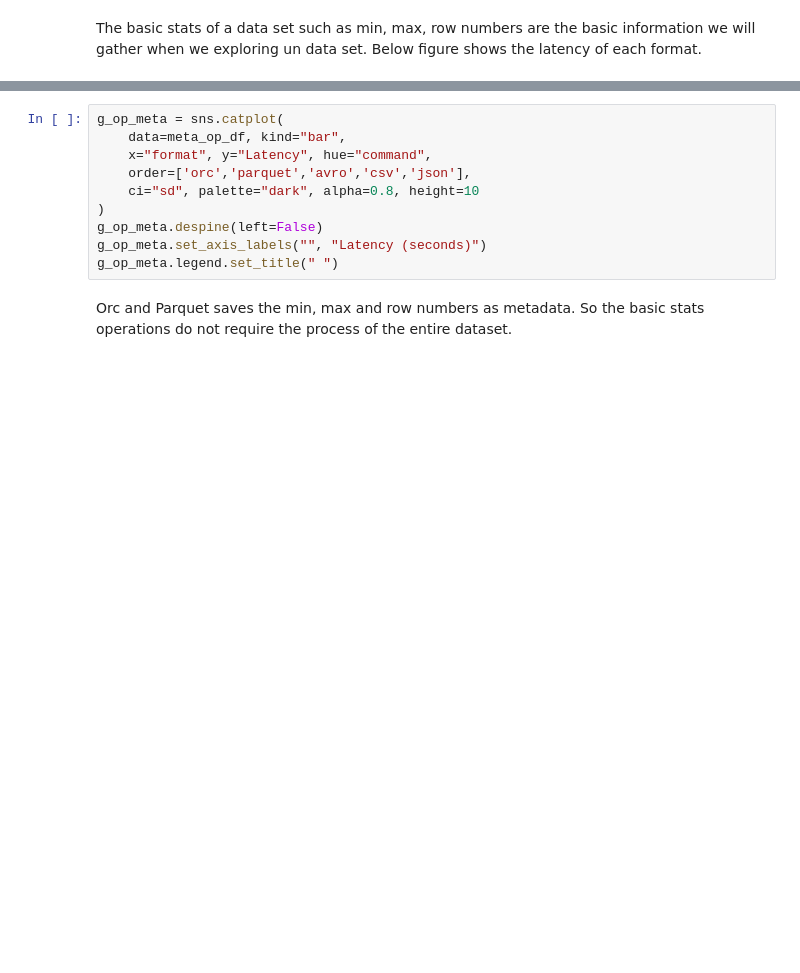
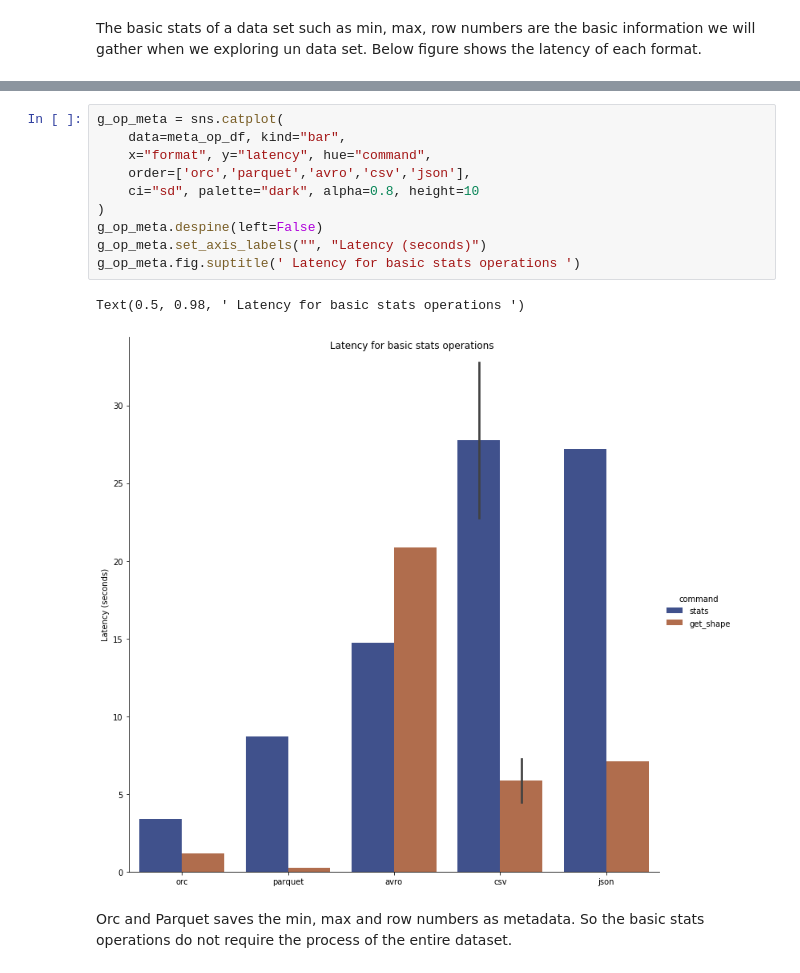
Before and after one commit to pengfei99/data_format_and_optimization, a Jupyter notebook: notebooks/data_format_overview.ipynb, the cells around one changed output, grey strips where cells are left out. Cells and saved outputs as stored; diff of their text form; blank space fills up the shorter version.

```diff
--- a/notebooks/data_format_overview.ipynb
+++ b/notebooks/data_format_overview.ipynb
@@ -636,13 +717,16 @@ meta_op_df.head(5)
 # %%
 g_op_meta = sns.catplot(
     data=meta_op_df, kind="bar",
-    x="format", y="Latency", hue="command",
+    x="format", y="latency", hue="command",
     order=['orc','parquet','avro','csv','json'],
     ci="sd", palette="dark", alpha=0.8, height=10
 )
 g_op_meta.despine(left=False)
 g_op_meta.set_axis_labels("", "Latency (seconds)")
-g_op_meta.legend.set_title(" ")
+g_op_meta.fig.suptitle(' Latency for basic stats operations ')
+# %% [output]
+Text(0.5, 0.98, ' Latency for basic stats operations ')
+[figure, added]
 # %% [markdown]
 Orc and Parquet saves the min, max and row numbers as metadata. So the basic stats operations do not require the process of the entire dataset.
 # %% [markdown]
```
Also changed, not shown: parts of 55 cells of this notebook.
